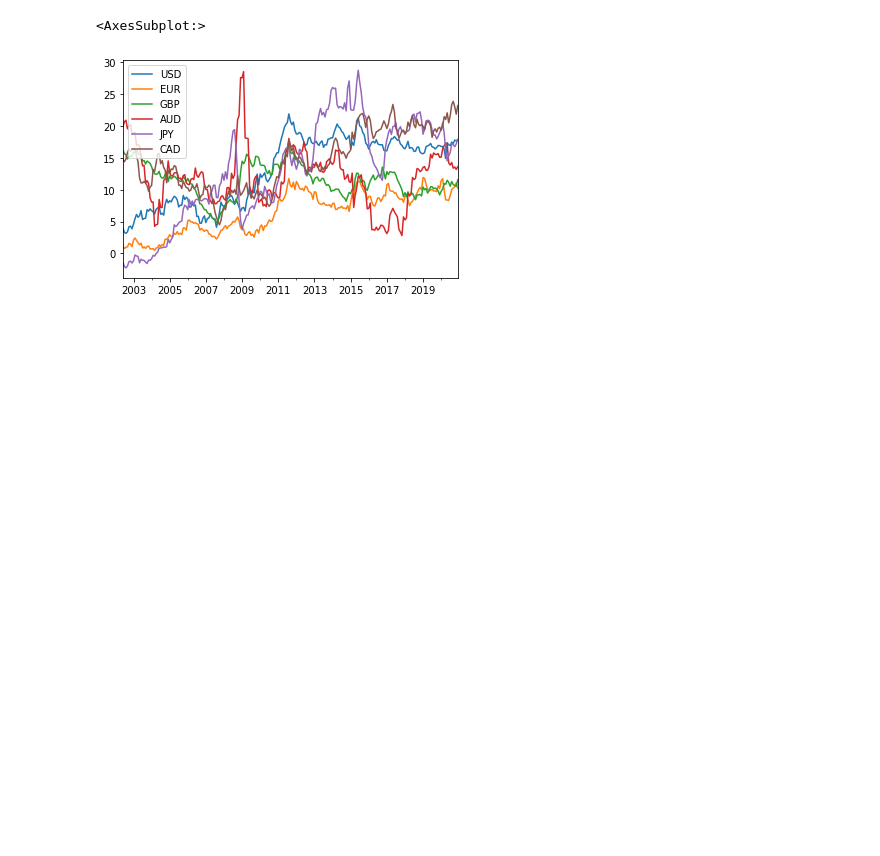
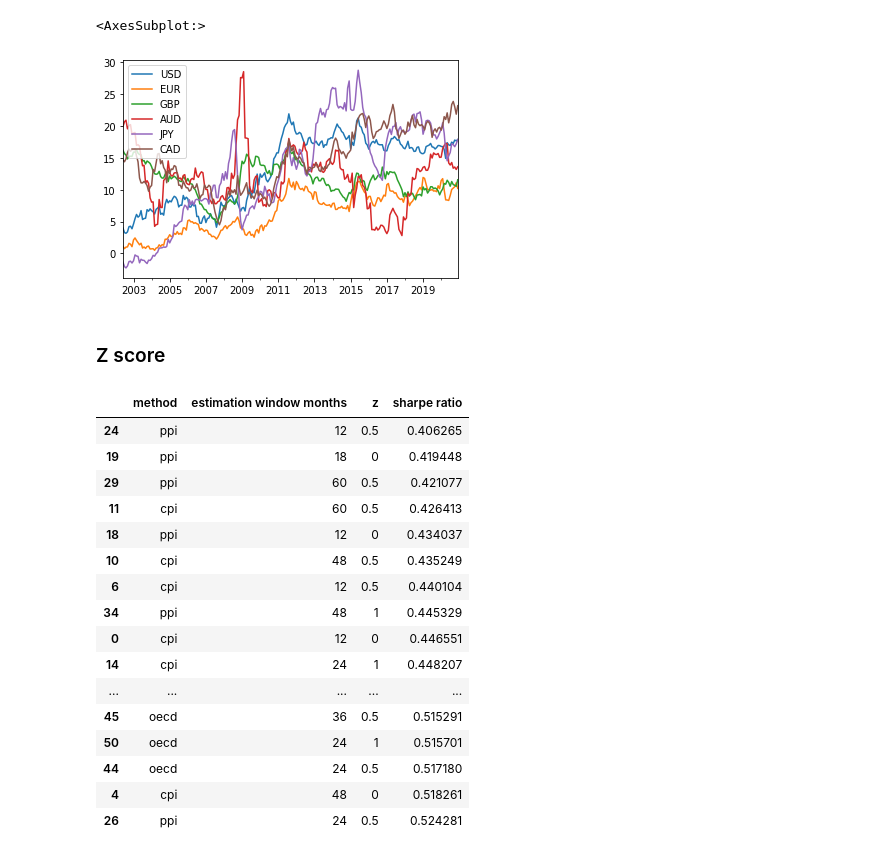
Before and after one commit to Tobias-Mann/Practicioners-Seminar-Notebook, a Jupyter notebook: Dynamic Currency Hedging.ipynb, the cells around one changed output. Drawn from its saved outputs; the diff is of its cells as text; code cells hidden in the pictures; blank space fills up the shorter version.

```diff
--- a/Dynamic Currency Hedging.ipynb
+++ b/Dynamic Currency Hedging.ipynb
@@ -627,3 +627,5 @@ ppi_cpi_diff.plot()
 # %% [output]
 <AxesSubplot:>
 [figure]
+# %% [markdown]
+### Z score
@@ -629,0 +686,32 @@ ppi_cpi_diff.plot()
+# %%
+# Parameter sensitivity
+z_score_list = [0, 0.5, 1]
+z_month_list = [12, 18, 24, 36, 48, 60]
+df_list = {'cpi': df_rel_currency_strength_cpi, 'ppi': df_rel_currency_strength_ppi, 'oecd': df_rel_currency_strength_oecd,}
+z_results = pd.DataFrame(columns=['method', 'estimation window months', 'z', 'sharpe ratio'])
+
+for df in list(df_list.keys()):
+    for z in z_score_list:
+        for m in z_month_list:
+
+            result = pd.DataFrame([[df, m, z, sharpe_of_z_rel_currency_strength(z, m, df_list[df], df_currency_weights)]], columns=['method', 'estimation window months', 'z', 'sharpe ratio'])
+            z_results = z_results.append(result, ignore_index=True)
+z_results.sort_values('sharpe ratio')
+# %% [output]
+|  | method | estimation window months | z | sharpe ratio |
+| 24 | ppi | 12 | 0.5 | 0.406265 |
+| 19 | ppi | 18 | 0 | 0.419448 |
+| 29 | ppi | 60 | 0.5 | 0.421077 |
+| 11 | cpi | 60 | 0.5 | 0.426413 |
+| 18 | ppi | 12 | 0 | 0.434037 |
+| 10 | cpi | 48 | 0.5 | 0.435249 |
+| 6 | cpi | 12 | 0.5 | 0.440104 |
+| 34 | ppi | 48 | 1 | 0.445329 |
+| 0 | cpi | 12 | 0 | 0.446551 |
+| 14 | cpi | 24 | 1 | 0.448207 |
+| ... | ... | ... | ... | ... |
+| 45 | oecd | 36 | 0.5 | 0.515291 |
+| 50 | oecd | 24 | 1 | 0.515701 |
+| 44 | oecd | 24 | 0.5 | 0.517180 |
+| 4 | cpi | 48 | 0 | 0.518261 |
+| 26 | ppi | 24 | 0.5 | 0.524281 |
```
Also changed, not shown: parts of 11 cells of this notebook.
